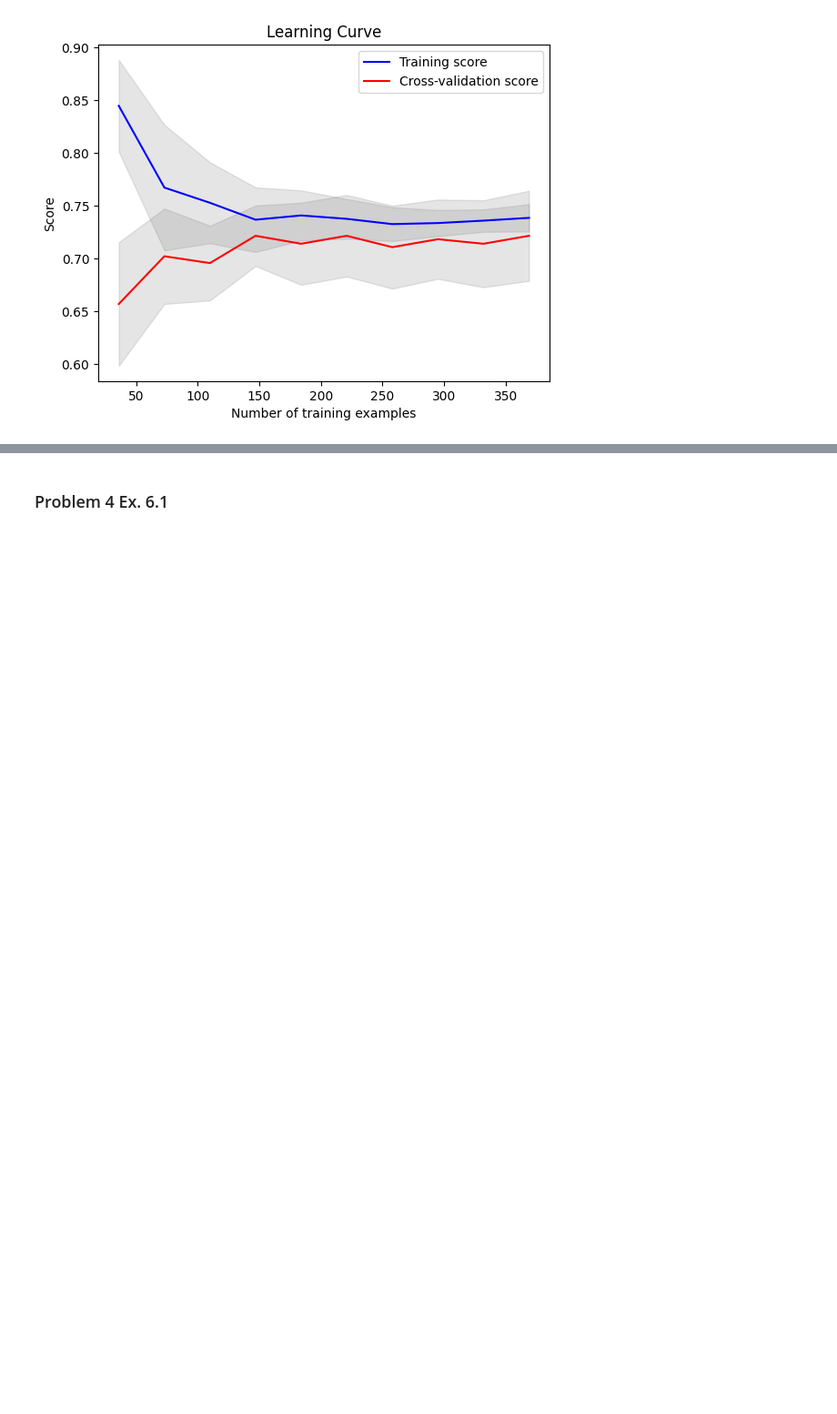
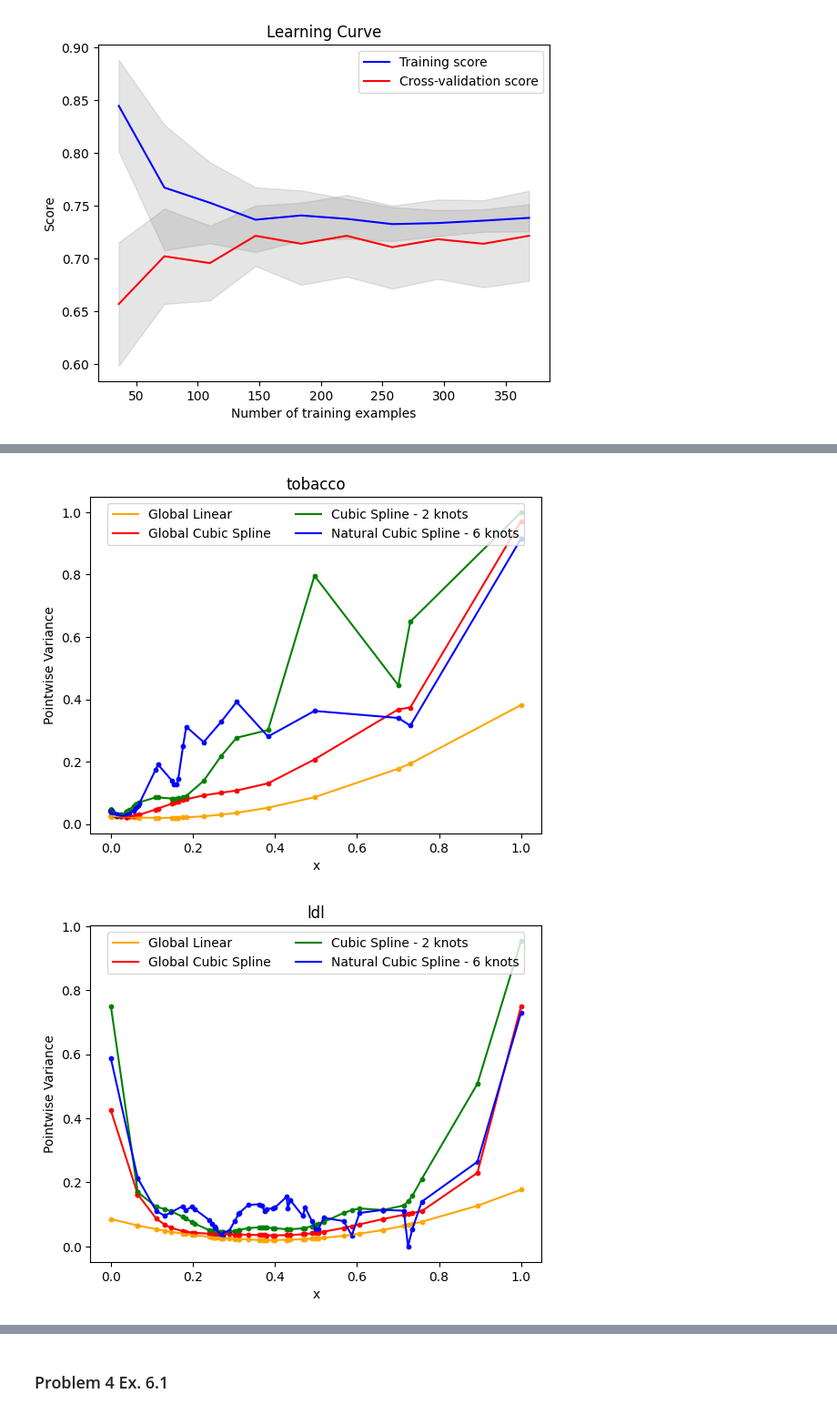
Before and after one commit to ferriitoo/MATH-569-Statistical-Learning, a Jupyter notebook: HW4_Julen_Ferro.ipynb, the cells around one changed output, grey strips where cells are left out. Shown at 91% size. Drawn from its saved outputs; the diff is of its cells as text; code cells hidden in the pictures; blank space fills up the shorter version.

```diff
--- a/HW4_Julen_Ferro.ipynb
+++ b/HW4_Julen_Ferro.ipynb
@@ -469,0 +469,15 @@ plt.show()
+# %%
+# load the dataset
+path = 'https://raw.githubusercontent.com/ferriitoo/csv/main/SAheart.data.txt'
+df = pd.read_csv(path, sep=',', index_col=0)
+
+names = ['tobacco', 'ldl', 'adiposity', 'typea', 'obesity', 'alcohol' ,'age']
+
+for name in names:
+    x = df[name].sample(n=50, random_state=1).sort_values().values
+    x = (x - np.min(x)) / (np.max(x) - np.min(x))
+    x = np.sort(x)
+    model(x, name)
+# %% [output]
+[figure, added]
+[figure, added]
```
Also changed, not shown: parts of 2 cells of this notebook.
